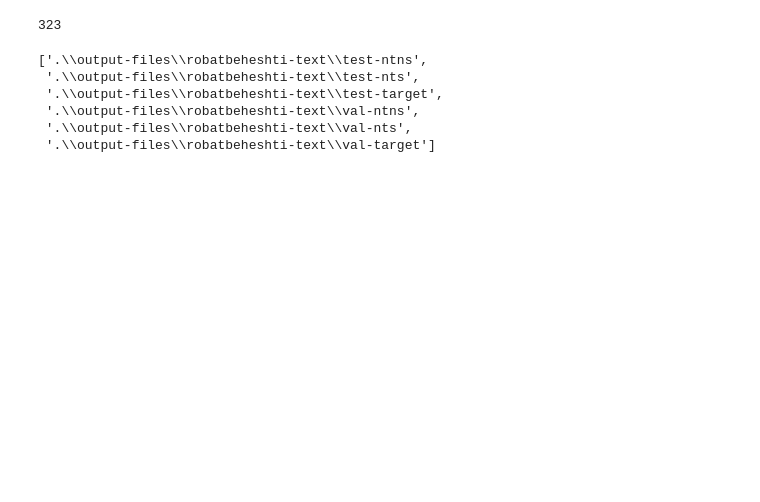
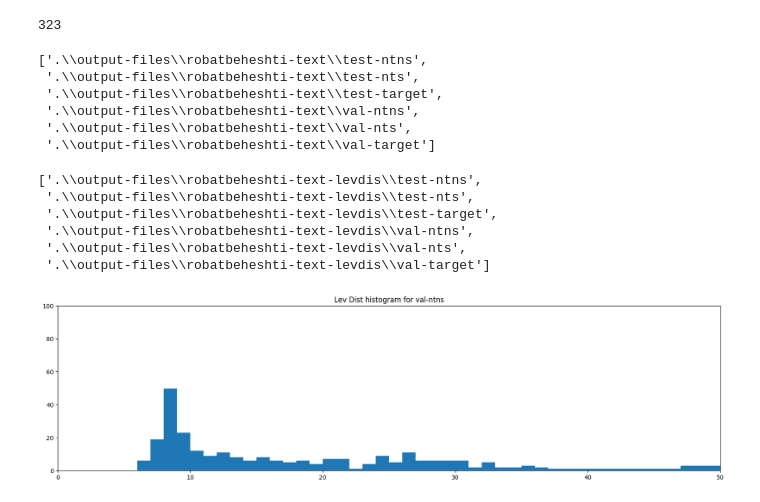
Before and after one commit to DorreenRostami/Bachelors-Project-Allosaurus, a Jupyter notebook: wave2vecAPI.ipynb, the cells around one changed output. Drawn from its saved outputs; the diff is of its cells as text; code cells hidden in the pictures; blank space fills up the shorter version.

Commit message:
levdist processed for wave2vec transcriptions

```diff
--- a/wave2vecAPI.ipynb
+++ b/wave2vecAPI.ipynb
@@ -91,3 +92,34 @@ for i in range(len(txt_files)):
             dist = levenshteinDistance(expected_transcription, letters)
             output_fd.write(res[0] + ' ' + str(dist) + '\n')
         output_fd.close()
+# %%
+levdis_files_parent = '.\\output-files\\robatbeheshti-text-levdis'
+levdis_files_names = os.listdir(levdis_files_parent) #file name
+levdis_files = [(levdis_files_parent + '\\' + val) for key,val in enumerate(levdis_files_names,1)] #file path
+levdis_files
+# %% [output]
+['.\\output-files\\robatbeheshti-text-levdis\\test-ntns',
+ '.\\output-files\\robatbeheshti-text-levdis\\test-nts',
+ '.\\output-files\\robatbeheshti-text-levdis\\test-target',
+ '.\\output-files\\robatbeheshti-text-levdis\\val-ntns',
+ '.\\output-files\\robatbeheshti-text-levdis\\val-nts',
+ '.\\output-files\\robatbeheshti-text-levdis\\val-target']
+# %%
+def draw_hist(in_file, xlim, ylim, title):
+
+    fig , ax = plt.subplots(1, 1, figsize = (20, 5))
+
+    with open(in_file, encoding='utf-8') as file:
+        dists = []
+        for line in file:
+            res = line.rstrip().split(' ')
+            dists.append(int(res[1]))
+        dists.sort()
+
+        ax.title.set_text(title)
+
+        ax.set_xlim(xlim)
+        ax.set_ylim(ylim)
+        ax.hist(dists, bins = dists)
+
+        plt.show()
@@ -93,0 +166,7 @@ for i in range(len(txt_files)):
+# %%
+xlim = [0,50]
+ylim = [0,100]
+
+draw_hist(levdis_files[3], xlim, ylim, "Lev Dist histogram for val-ntns")
+# %% [output]
+[figure, added]
```
Also changed, not shown: parts of 9 cells of this notebook, 1 other file.
